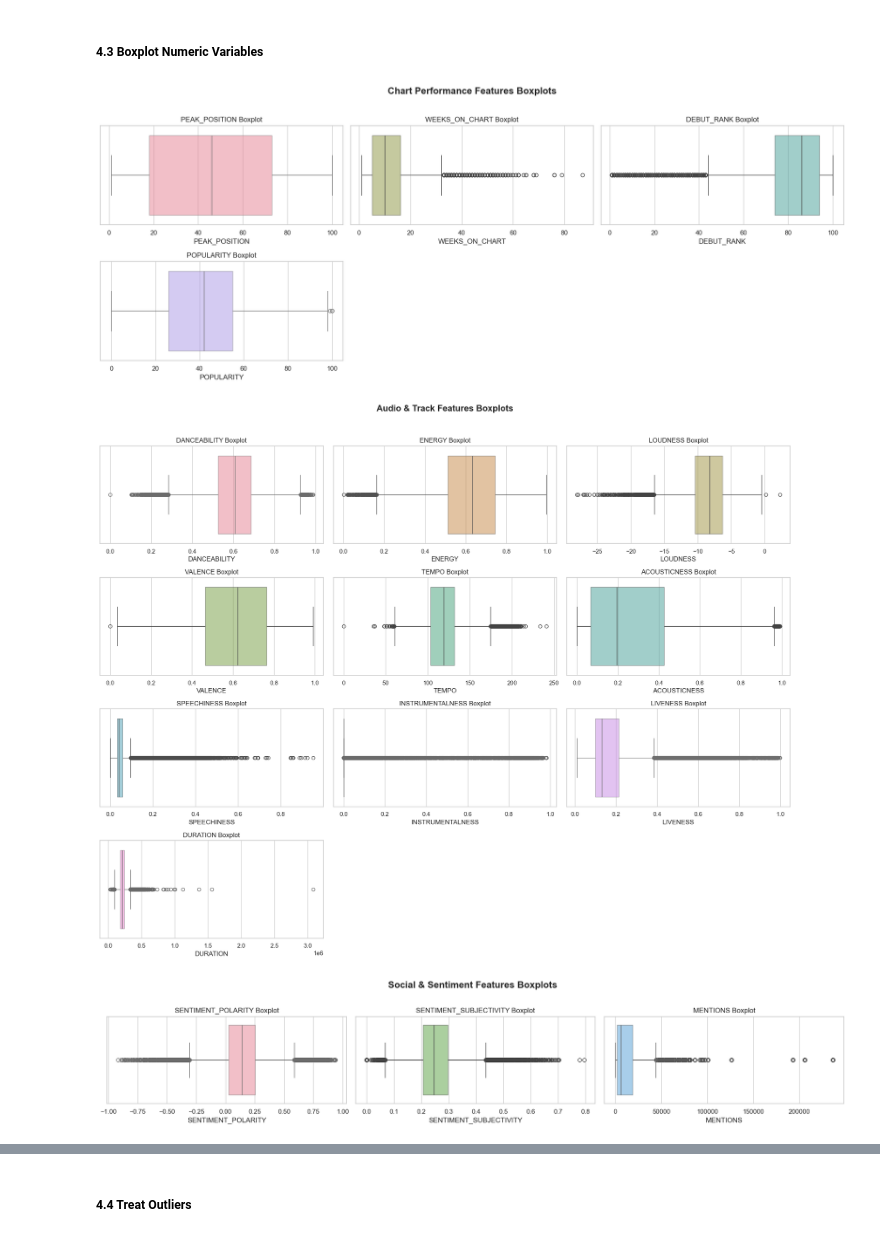
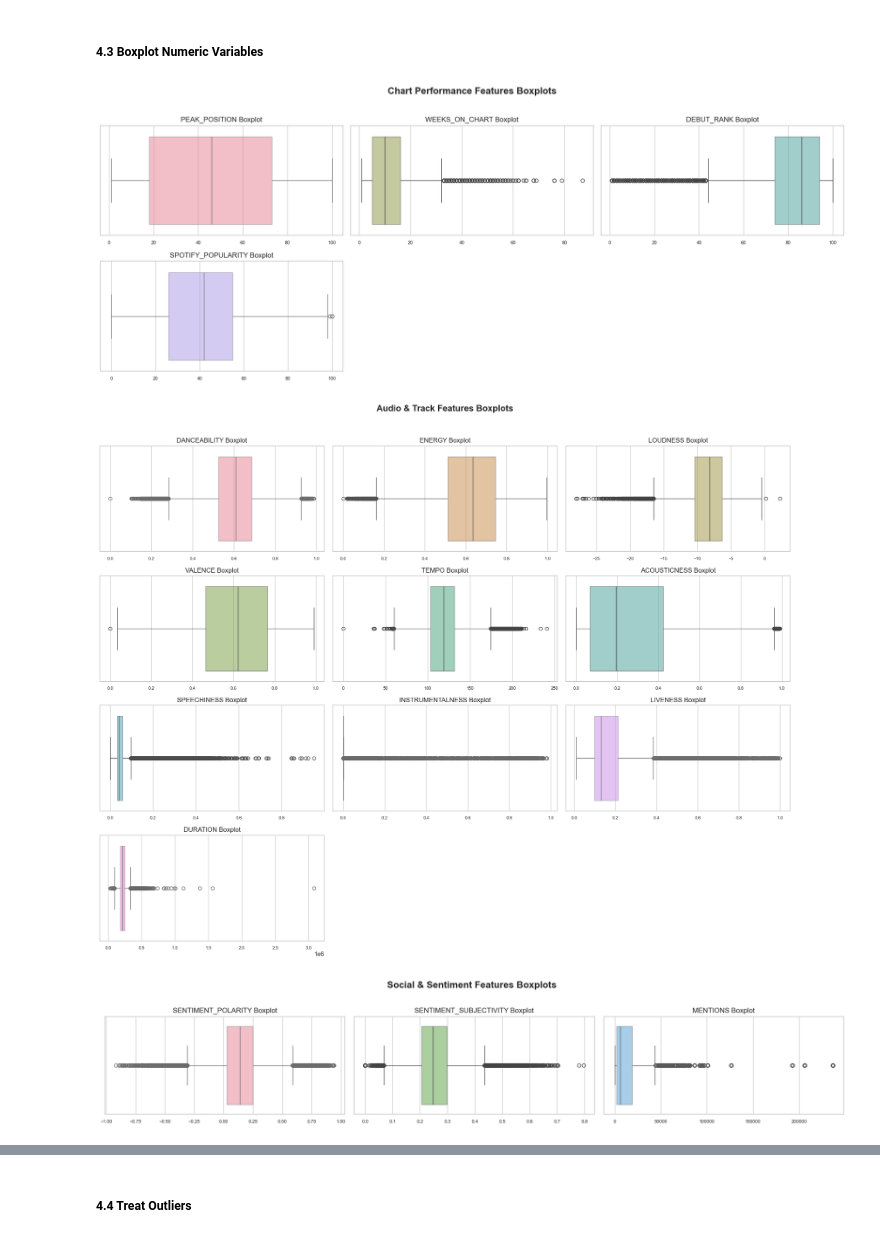
Before and after one commit to priyadarshanparida/media-success-prediction-buan6356, a Jupyter notebook: code/media-success.ipynb, the cells around one changed output, grey strips where cells are left out. Saved outputs shown, nothing was run; the diff lists cells and outputs as text; code cells hidden in the pictures.

```diff
--- a/code/media-success.ipynb
+++ b/code/media-success.ipynb
@@ -181,7 +193,7 @@ ms = ms.drop(columns=["TRACK_NAME", "TRACK_ARTIST"])
 numeric_cols = [
     "DANCEABILITY", "ENERGY", "LOUDNESS", "VALENCE", "TEMPO",
     "ACOUSTICNESS", "SPEECHINESS", "INSTRUMENTALNESS", "LIVENESS",
-    "POPULARITY", "DURATION"
+    "SPOTIFY_POPULARITY", "DURATION"
 ]
 
 for col in numeric_cols:
@@ -321,8 +333,8 @@ ms["FIRST_WEEK"].head(), ms["FIRST_WEEK"].isna().sum()
 # %% [markdown]
 ##### 4.1 Compute Statistics
 # %%
-if (ms["POPULARITY"] % 1 == 0).all():
-    ms["POPULARITY"] = ms["POPULARITY"].astype("int64")
+if (ms["SPOTIFY_POPULARITY"] % 1 == 0).all():
+    ms["SPOTIFY_POPULARITY"] = ms["SPOTIFY_POPULARITY"].astype("int64")
 
 # Describe numeric summary statistics
 ms.drop(columns=["HIT"]).describe(include="number", exclude="datetime")
@@ -383,7 +395,7 @@ sns.set_theme(style="whitegrid")
 
 # --- Buckets ---
 chart_performance = [
-    "PEAK_POSITION", "WEEKS_ON_CHART", "DEBUT_RANK", "POPULARITY"
+    "PEAK_POSITION", "WEEKS_ON_CHART", "DEBUT_RANK", "SPOTIFY_POPULARITY"
 ]
 
 audio_track = [
@@ -476,7 +488,7 @@ plt.show()
 sns.set_theme(style="whitegrid")
 
 chart_performance = [
-    "PEAK_POSITION", "WEEKS_ON_CHART", "DEBUT_RANK", "POPULARITY"
+    "PEAK_POSITION", "WEEKS_ON_CHART", "DEBUT_RANK", "SPOTIFY_POPULARITY"
 ]
 audio_track = [
     "DANCEABILITY", "ENERGY", "LOUDNESS", "VALENCE", "TEMPO",
@@ -500,6 +512,8 @@ for idx, col in enumerate(chart_performance):
     ax = axes[idx]
     sns.boxplot(x=ms[col], ax=ax, color=colors[idx])
     ax.set_title(f"{col} Boxplot")
+    ax.set_xlabel(None)
+    ax.tick_params(axis='x', labelsize=8)
     for patch in ax.patches:
         patch.set_alpha(0.5)
 
@@ -524,7 +538,9 @@ colors = sns.color_palette("husl", len(audio_track))
 for idx, col in enumerate(audio_track):
     ax = axes[idx]
     sns.boxplot(x=ms[col], ax=ax, color=colors[idx])
+    ax.set_xlabel(None)
     ax.set_title(f"{col} Boxplot")
+    ax.tick_params(axis='x', labelsize=8)
     for patch in ax.patches:
         patch.set_alpha(0.5)
 
@@ -532,36 +548,38 @@ for j in range(idx + 1, len(axes)):
     axes[j].axis("off")
 
 fig.suptitle("Audio & Track Features Boxplots", fontsize=16, weight="bold", y=1.02)
 plt.tight_layout()
 plt.show()
 
 
 # Social & Sentiment Boxplots
 n_cols = 3
 n_rows = int(np.ceil(len(social) / n_cols))
 
 fig, axes = plt.subplots(n_rows, n_cols, figsize=(18, n_rows * 3.5))
 axes = axes.flatten()
 
 colors = sns.color_palette("husl", len(social))
 
 for idx, col in enumerate(social):
     ax = axes[idx]
     sns.boxplot(x=ms[col], ax=ax, color=colors[idx])
+    ax.set_xlabel(None)
     ax.set_title(f"{col} Boxplot")
+    ax.tick_params(axis='x', labelsize=8)
     for patch in ax.patches:
         patch.set_alpha(0.5)
 
 for j in range(idx + 1, len(axes)):
     axes[j].axis("off")
 
 fig.suptitle("Social & Sentiment Features Boxplots", fontsize=16, weight="bold", y=1.02)
 plt.tight_layout()
 plt.show()
 # %% [output]
-[figure, old version]
+[figure, new version]
-[figure, old version]
+[figure, new version]
-[figure, old version]
+[figure, new version]
 # %% [markdown]
 ##### Outlier Treatment for Numerical Features (17)
 
```
Also changed, not shown: parts of 54 cells of this notebook, 2 other files.
